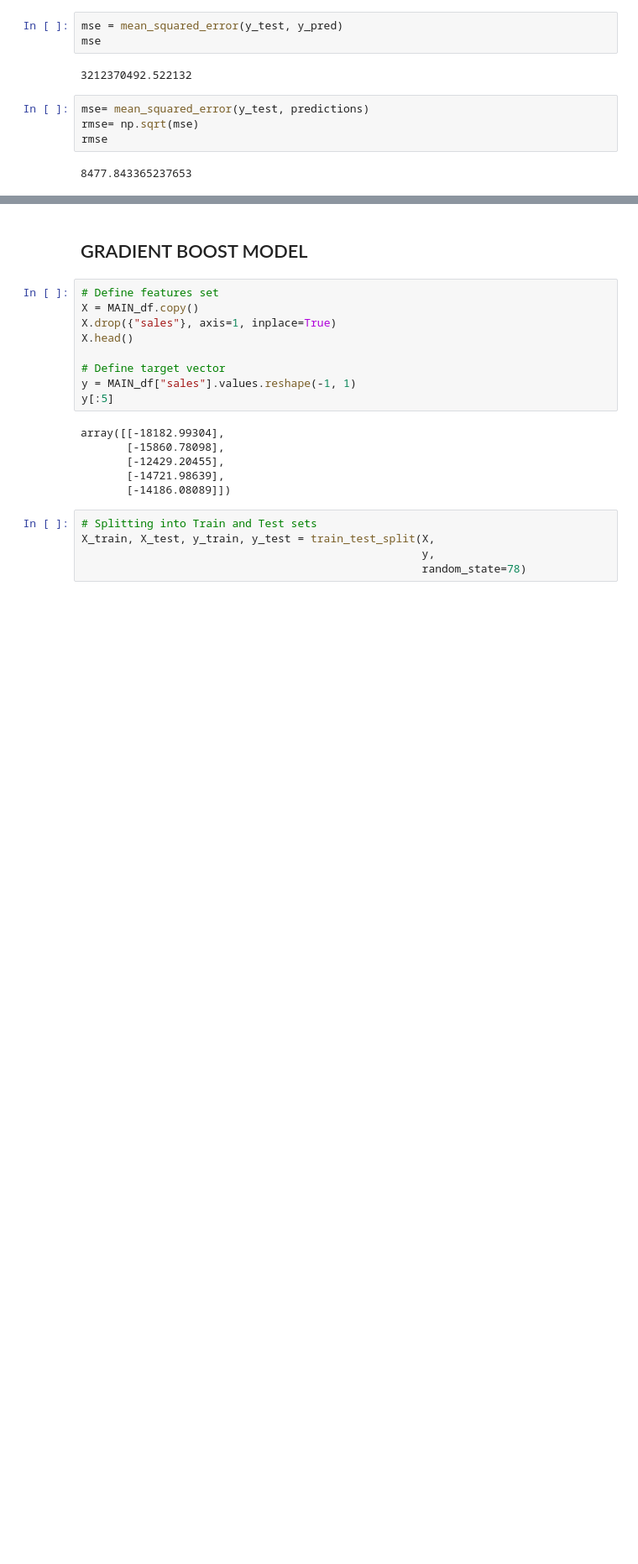
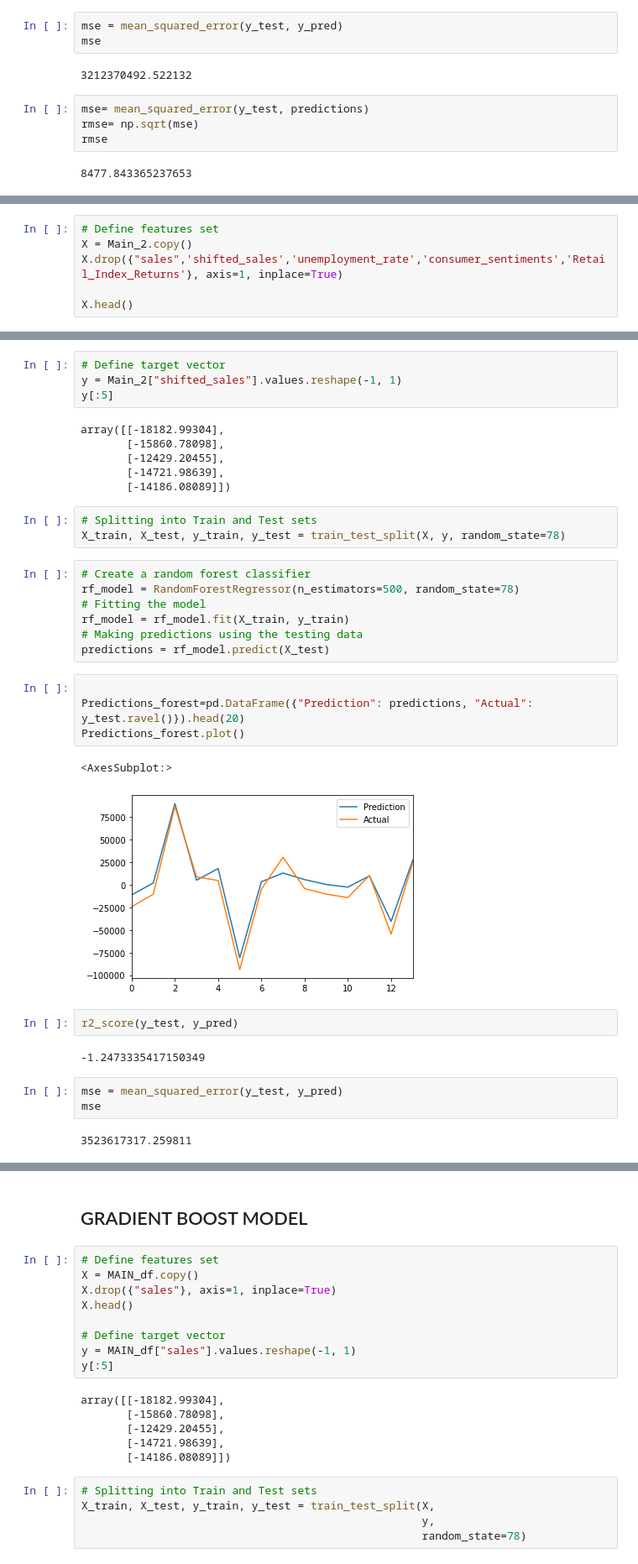
Before and after one commit to junaidqamer/HolidaySales, a Jupyter notebook: Main_notebook.ipynb, the cells around one changed output, grey strips where cells are left out. Shown at 84% size. Cells and saved outputs as stored; diff of their text form; blank space fills up the shorter version.

```diff
--- a/Main_notebook.ipynb
+++ b/Main_notebook.ipynb
@@ -786,0 +843,6 @@ rmse
+# %%
+# Define features set
+X = Main_2.copy()
+X.drop({"sales",'shifted_sales','unemployment_rate','consumer_sentiments','Retail_Index_Returns'}, axis=1, inplace=True)
+
+X.head()
@@ -786,0 +857,36 @@ rmse
+# %%
+# Define target vector
+y = Main_2["shifted_sales"].values.reshape(-1, 1)
+y[:5]
+# %% [output]
+array([[-18182.99304],
+       [-15860.78098],
+       [-12429.20455],
+       [-14721.98639],
+       [-14186.08089]])
+# %%
+# Splitting into Train and Test sets
+X_train, X_test, y_train, y_test = train_test_split(X, y, random_state=78)
+# %%
+# Create a random forest classifier
+rf_model = RandomForestRegressor(n_estimators=500, random_state=78)
+# Fitting the model
+rf_model = rf_model.fit(X_train, y_train)
+# Making predictions using the testing data
+predictions = rf_model.predict(X_test)
+# %%
+
+Predictions_forest=pd.DataFrame({"Prediction": predictions, "Actual": y_test.ravel()}).head(20)
+Predictions_forest.plot()
+# %% [output]
+<AxesSubplot:>
+[figure, added]
+# %%
+r2_score(y_test, y_pred)
+# %% [output]
+-1.2473335417150349
+# %%
+mse = mean_squared_error(y_test, y_pred)
+mse
+# %% [output]
+3523617317.259811
```
Also changed, not shown: parts of 17 cells of this notebook.
